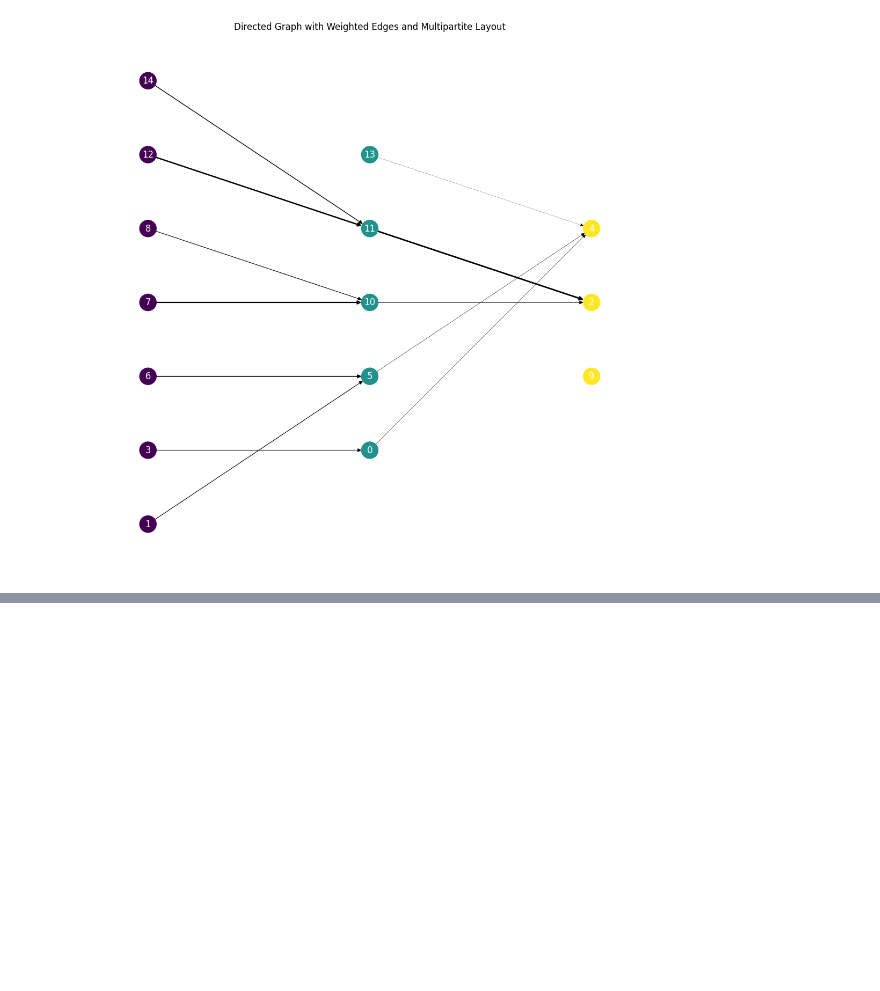
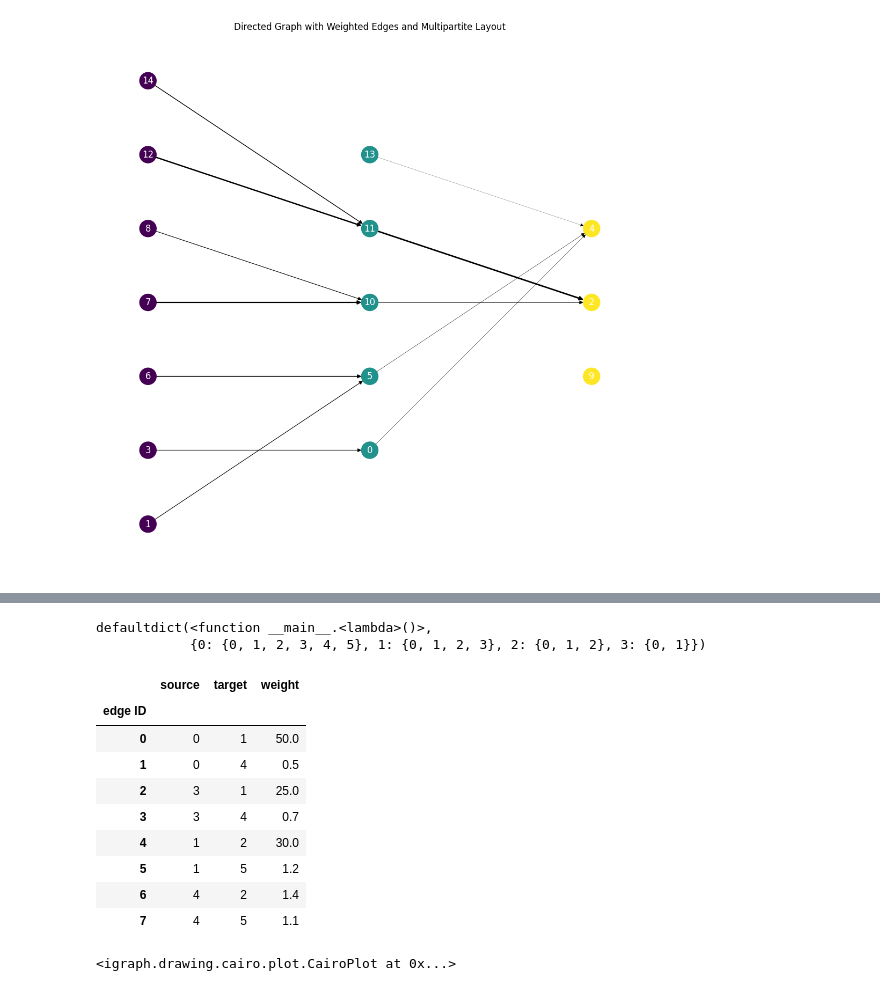
Before and after one commit to Stefan-Heimersheim/spar-2024, a Jupyter notebook: playground/ben/ModuleVisualization.ipynb, the cells around one changed output, grey strips where cells are left out. Drawn from its saved outputs; the diff is of its cells as text; code cells hidden in the pictures; blank space fills up the shorter version.

```diff
--- a/playground/ben/ModuleVisualization.ipynb
+++ b/playground/ben/ModuleVisualization.ipynb
@@ -240,0 +301,52 @@ plt.show()
+# %%
+node_to_part
+# %% [output]
+defaultdict(<function __main__.<lambda>()>,
+            {0: {0, 1, 2, 3, 4, 5}, 1: {0, 1, 2, 3}, 2: {0, 1, 2}, 3: {0, 1}})
+# %%
+num_nodes = 6
+num_layers = 3
+# group_idx is just node_idx % 2 to make it simple
+
+# list of edges with weights. we want to find this partition:
+"""
+    0 -> 1 -> 2
+        /
+    3    4    5
+"""
+start_end_weights = [
+    # layer 0 -> 1
+    (0, 1, 50),
+    (0, 4, 0.5),
+    (3, 1, 25),
+    (3, 4, 0.7),
+
+    # layer 1 -> 2
+    (1, 2, 30),
+    (1, 5, 1.2),
+    (4, 2, 1.4),
+    (4, 5, 1.1),
+]
+
+# Create the igraph graph
+graph = ig.Graph(
+    n = num_nodes,
+    edges = [(start, end) for start, end, _ in start_end_weights],
+    # edges = [{'source': start_idx, 'target': end_idx, 'weight': weight} for start_idx, end_idx, weight in start_end_weights],
+    vertex_attrs = {'layer': [v_idx % num_layers for v_idx in range(num_nodes)]},
+    edge_attrs = {'weight': [weight for _, __, weight in start_end_weights]},
+    directed=True
+)
+# %%
+graph.get_edge_dataframe()
+# %% [output]
+|  | source | target | weight |
+| edge ID |  |  |  |
+| 0 | 0 | 1 | 50.0 |
+| 1 | 0 | 4 | 0.5 |
+| 2 | 3 | 1 | 25.0 |
+| 3 | 3 | 4 | 0.7 |
+| 4 | 1 | 2 | 30.0 |
+| 5 | 1 | 5 | 1.2 |
+| 6 | 4 | 2 | 1.4 |
+| 7 | 4 | 5 | 1.1 |
@@ -240,0 +355,5 @@ plt.show()
+# %%
+# https://leidenalg.readthedocs.io/en/latest/intro.html
+ig.plot(partition, vertex_label=graph.vs.indices, edge_label=graph.es['weight'])
+# %% [output]
+<igraph.drawing.cairo.plot.CairoPlot at 0x...>
```
Also changed, not shown: parts of 10 cells of this notebook.
